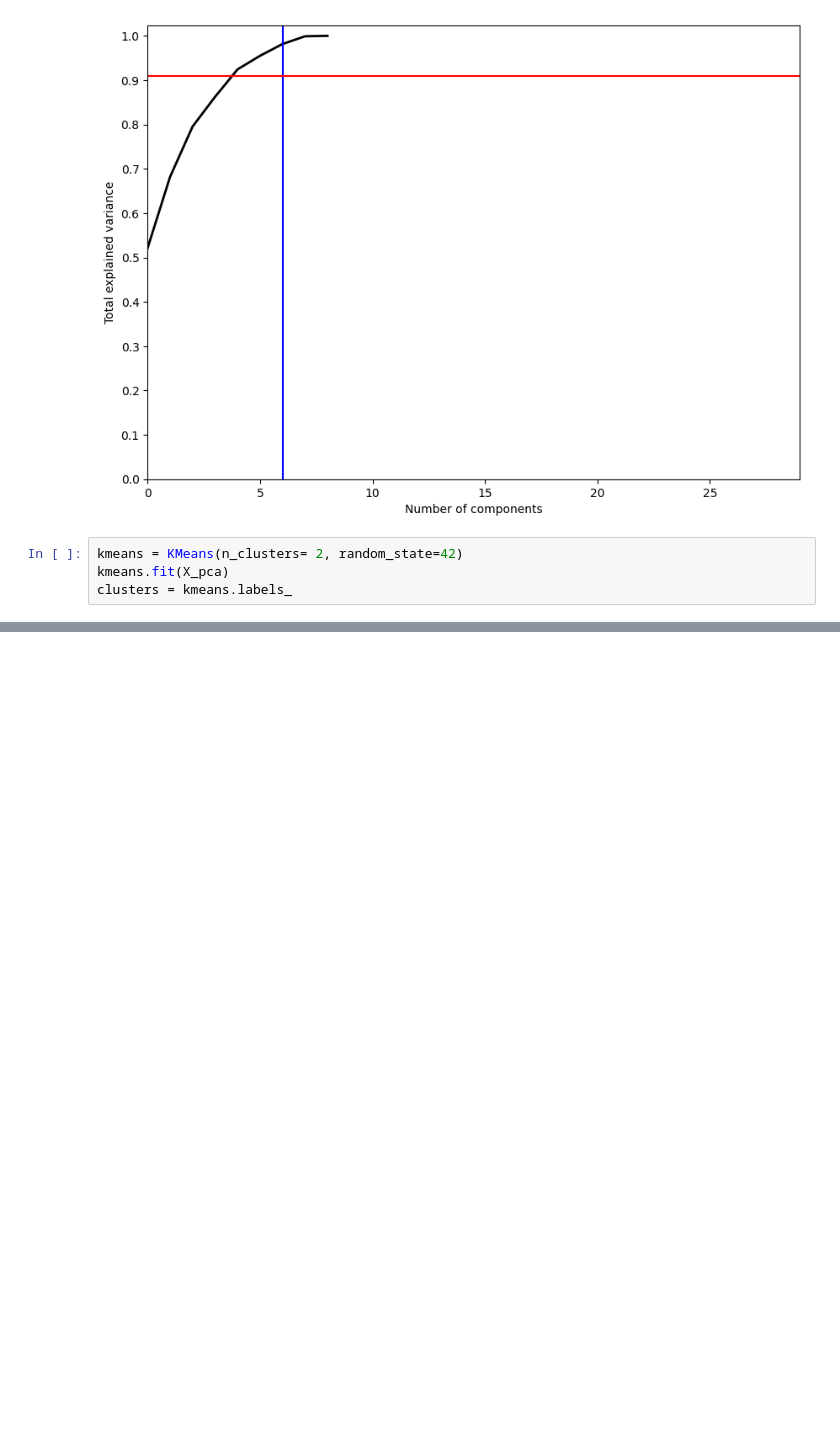
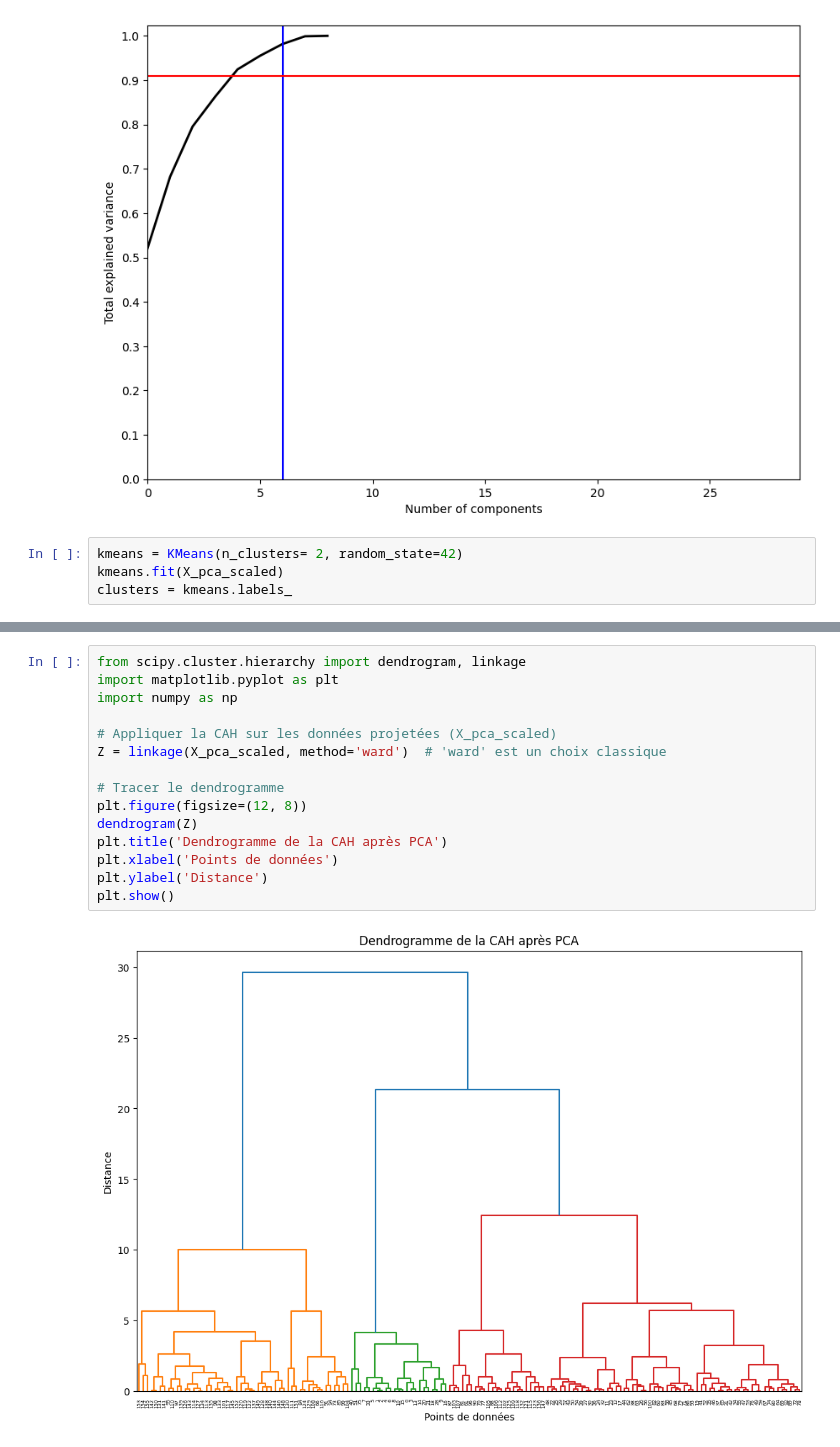
Before and after one commit to kirmanioussema12/Happiness-Report, a Jupyter notebook: K-means-ACP.ipynb, the cells around one changed output, grey strips where cells are left out. Saved outputs shown, nothing was run; the diff lists cells and outputs as text; blank space fills up the shorter version.

```diff
--- a/K-means-ACP.ipynb
+++ b/K-means-ACP.ipynb
@@ -232,7 +232,7 @@ plt.show();
 [figure]
 # %%
 kmeans = KMeans(n_clusters= 2, random_state=42)
-kmeans.fit(X_pca)
+kmeans.fit(X_pca_scaled)
 clusters = kmeans.labels_
 # %%
 plt.figure(figsize=(8, 6))
@@ -244,3 +244,20 @@ plt.grid()
 plt.show()
 # %% [output]
 [figure]
+# %%
+from scipy.cluster.hierarchy import dendrogram, linkage
+import matplotlib.pyplot as plt
+import numpy as np
+
+# Appliquer la CAH sur les données projetées (X_pca_scaled)
+Z = linkage(X_pca_scaled, method='ward')  # 'ward' est un choix classique
+
+# Tracer le dendrogramme
+plt.figure(figsize=(12, 8))
+dendrogram(Z)
+plt.title('Dendrogramme de la CAH après PCA')
+plt.xlabel('Points de données')
+plt.ylabel('Distance')
+plt.show()
+# %% [output]
+[figure, added]
```
Also changed, not shown: parts of 5 cells of this notebook.
